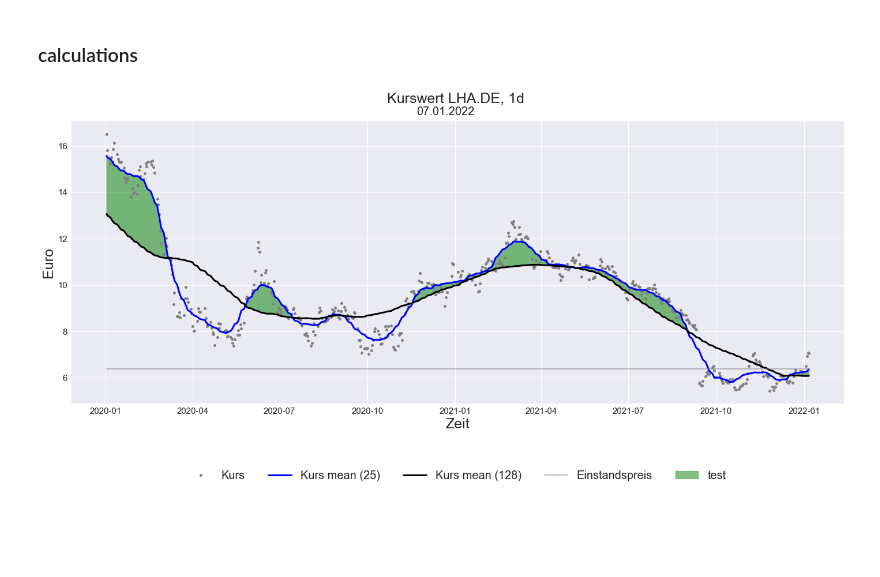
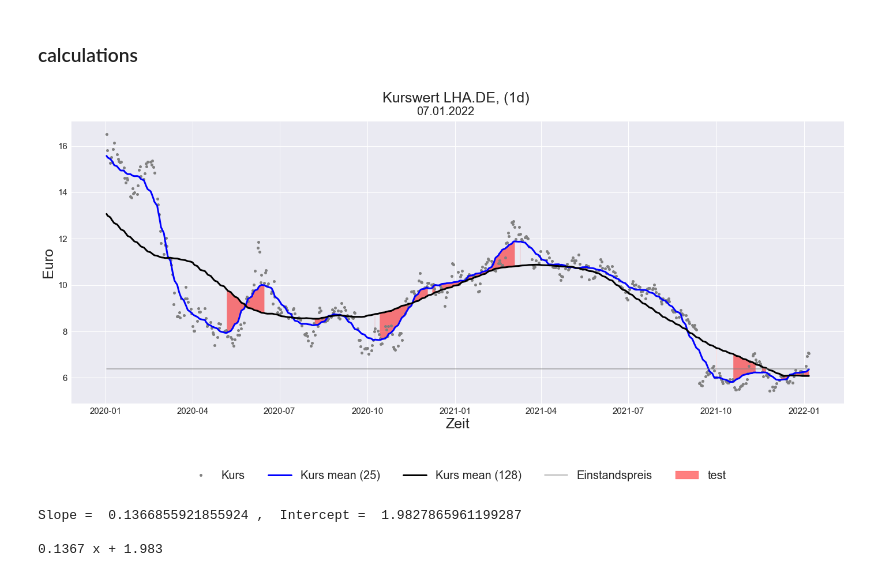
Before and after one commit to GarunWindtotem/Aktien, a Jupyter notebook: Query-Yahoo.ipynb, the cells around one changed output. Cells and saved outputs as stored; diff of their text form; code cells hidden in the pictures; blank space fills up the shorter version.

```diff
--- a/Query-Yahoo.ipynb
+++ b/Query-Yahoo.ipynb
@@ -56,6 +56,11 @@ df['Kurs_mean_2'] = df['Kurs'].rolling(window=rolling_window2, min_periods=1, ce
 
 df['Einstandspreis'] = 6.379
 
+df["Steigung"] = 1
+
+
+
+
 df = df.drop(columns=['Open', 'High', 'Low', 'Close', 'Adj Close'])
 df
 # %% [output]
@@ -74,0 +95,3 @@ df
+# %%
+df.loc[df['Kurs_mean_1'] <= 6.3, 'smaller_6_3'] = 'smaller'
+df
@@ -74,0 +112,2 @@ df
+# %%
+df["Steigung"] = df["Kurs_mean_1"] - df["Kurs_mean_1"].shift(periods=2)
@@ -109,35 +164,80 @@ plt.plot(df["Date"], df["Kurs_mean_1"], marker='', linestyle='-',
 plt.plot(df["Date"], df["Kurs_mean_2"], marker='', linestyle='-',
         color="black", linewidth=3, label = f'Kurs mean ({rolling_window2})', markersize=10)
 
 
-plt.fill_between(df["Date"], df["Kurs_mean_1"], df["Kurs_mean_2"], color='green', alpha=0.5,
-                 label=f'test',  where = (df["Kurs_mean_1"] > df["Kurs_mean_2"]))
+# plt.fill_between(df["Date"], df["Kurs_mean_1"], df["Kurs_mean_2"], color='green', alpha=0.5,
+#                  label=f'test',  where=(df["Kurs_mean_1"] > df["Kurs_mean_2"]))
+
+plt.fill_between(df["Date"], df["Kurs_mean_1"], df["Kurs_mean_2"], color='red', alpha=0.5,
+                 label=f'test',  where=(df["Steigung"] >= 0))
 
 # Einstandspreis
 plt.plot(df["Date"], df["Einstandspreis"], marker='', linestyle='-', alpha = 0.7,
         color="grey", linewidth=1.5, label = f'Einstandspreis', markersize=10)
 
 
 # Legende
 plt.legend(loc='upper center',
            bbox_to_anchor=(0.5, -0.2),
            fancybox=True,
            shadow=True,
            ncol=5,
            fontsize=20)
 
 # Titel
-plt.title(f'Kurswert {aktie}, ({interval} \n', fontsize=25)
+plt.title(f'Kurswert {aktie}, ({interval}) \n', fontsize=25)
 plt.suptitle(f'{today}', fontsize=20, y=0.92)
 
 # Schriftgrößen x und y achsenwerte
 plt.xticks(fontsize=15, rotation=0)
 plt.yticks(fontsize=15)
 
 plt.ylabel("Euro", fontsize=25)
 plt.xlabel("Zeit", fontsize=25)
 
 
-plt.savefig(f'D:\\Github\\Aktien\\Output\\{aktie}.png', dpi=200, bbox_inches='tight')
+plt.savefig(f'D:\\Github\\Aktien\\Output\\{aktie}.png', dpi=300, bbox_inches='tight')
 # %% [output]
-[figure, old version]
+[figure, new version]
+# %%
+import numpy as np
+
+# Now your list
+list = [('2018-10-29', 6.1925), ('2018-10-29', 6.195), ('2018-10-29', 1.95833333333333),
+        ('2018-10-29', 1.785), ('2018-10-29', 3.05), ('2018-10-29', 1.30666666666667),
+        ('2018-10-29', 1.6325), ('2018-10-30', 1.765), ('2018-10-30', 1.265),
+        ('2018-10-30', 2.1125), ('2018-10-30', 2.16714285714286), ('2018-10-30', 1.485),
+        ('2018-10-30', 1.72), ('2018-10-30', 2.754), ('2018-10-30', 1.79666666666667),
+        ('2018-10-30', 1.27833333333333), ('2018-10-30', 3.48), ('2018-10-30', 6.19),
+        ('2018-10-30', 6.235), ('2018-10-30', 6.11857142857143), ('2018-10-30', 6.088),
+        ('2018-10-30', 4.3), ('2018-10-30', 7.80666666666667),
+        ('2018-10-30', 7.78333333333333), ('2018-10-30', 10.9766666666667),
+        ('2018-10-30', 2.19), ('2018-10-30', 1.88)]
+
+# Create a single pandas DataFrame
+df = pd.DataFrame(list)
+
+# Make it into a Time Series with 'date' and 'value' columns
+ts = pd.DataFrame(list, columns=['date', 'value'])
+
+#print it to check it
+ts.head(10)
+
+# Now separate it into x and y lists
+
+x = ts['date']
+y = ts['value'].astype(float)
+
+# Create a sequance of integers from 0 to x.size to use in np.polyfit() call
+x_seq = np.arange(x.size) # should give you [ 0  1  2  3  4 ... 26]
+
+# call numpy polyfit() method with x_seq, y
+fit = np.polyfit(x_seq, y, 1)
+fit_fn = np.poly1d(fit)
+
+print('Slope = ', fit[0], ", ","Intercept = ", fit[1])
+print(fit_fn)
+# %% [output]
+Slope =  0.1366855921855924 ,  Intercept =  1.9827865961199287
+
+0.1367 x + 1.983
```
Also changed, not shown: parts of 5 cells of this notebook, 1 other file.
